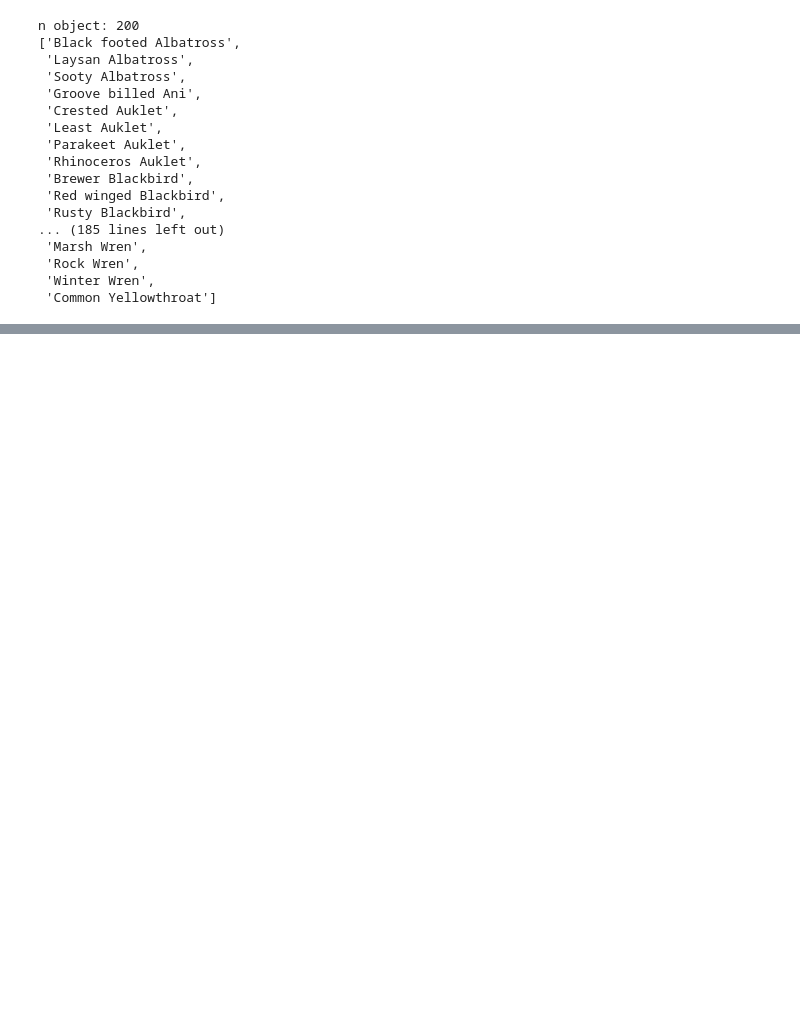
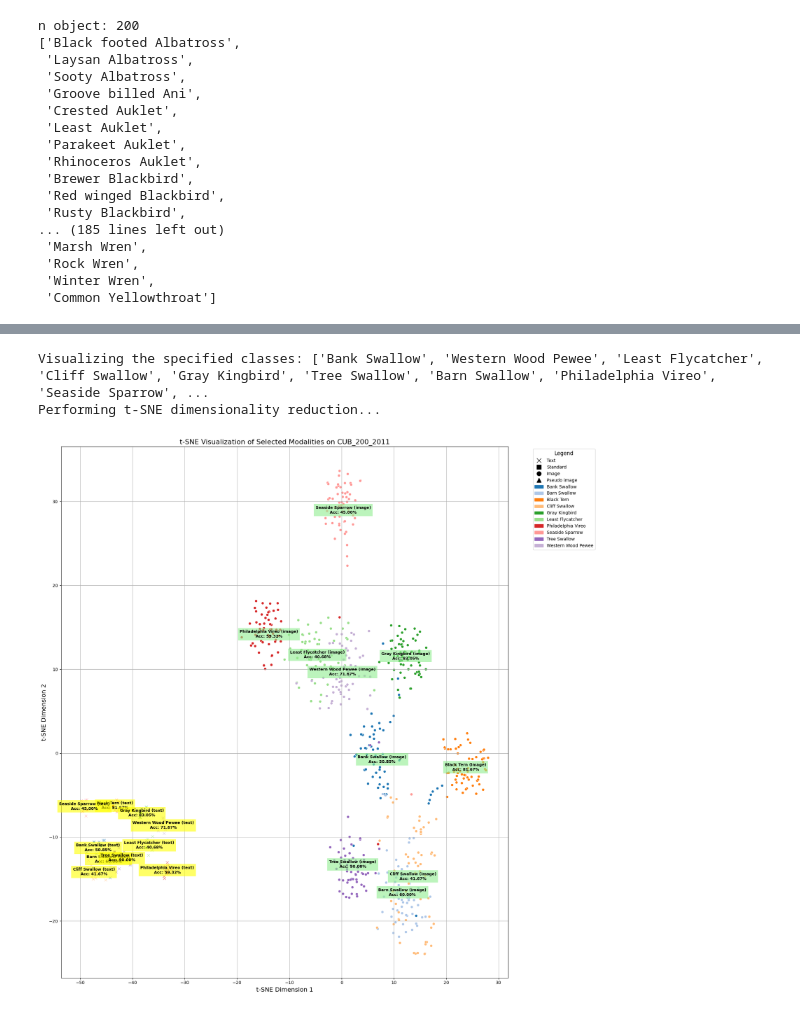
Before and after one commit to ywugwu/ms-thesis, a Jupyter notebook: q4_text_prior.ipynb, the cells around one changed output, grey strips where cells are left out. Cells and saved outputs as stored; diff of their text form; code cells hidden in the pictures; blank space fills up the shorter version.

```diff
--- a/q4_text_prior.ipynb
+++ b/q4_text_prior.ipynb
@@ -843,0 +1087,15 @@ Performing t-SNE dimensionality reduction...
+# %%
+plot_tsne(
+    combined_embeddings=combined_embeddings,
+    combined_labels=combined_labels,
+    combined_modalities=combined_modalities,
+    per_class_accuracy=real_per_class_accuracy,
+    n_classes=n_classes,
+    top_k=TOP_K_CLASSES,
+    selected_modalities=selected_modalities,
+    selected_class_names=preded_classes + classes_to_query,
+)
+# %% [output]
+Visualizing the specified classes: ['Bank Swallow', 'Western Wood Pewee', 'Least Flycatcher', 'Cliff Swallow', 'Gray Kingbird', 'Tree Swallow', 'Barn Swallow', 'Philadelphia Vireo', 'Seaside Sparrow', ...
+Performing t-SNE dimensionality reduction...
+[figure, added]
```
Also changed, not shown: parts of 12 cells of this notebook, 10 other files.
